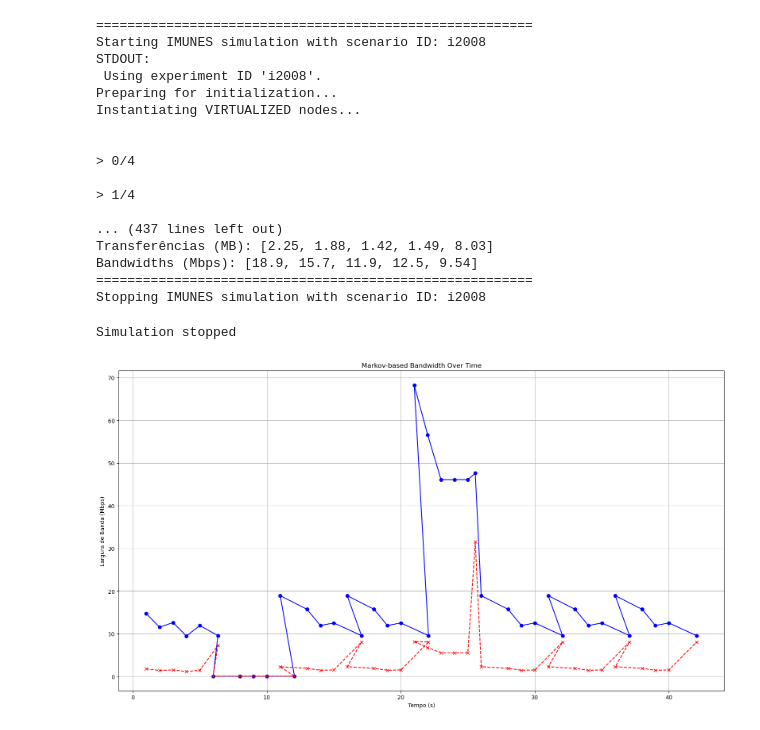
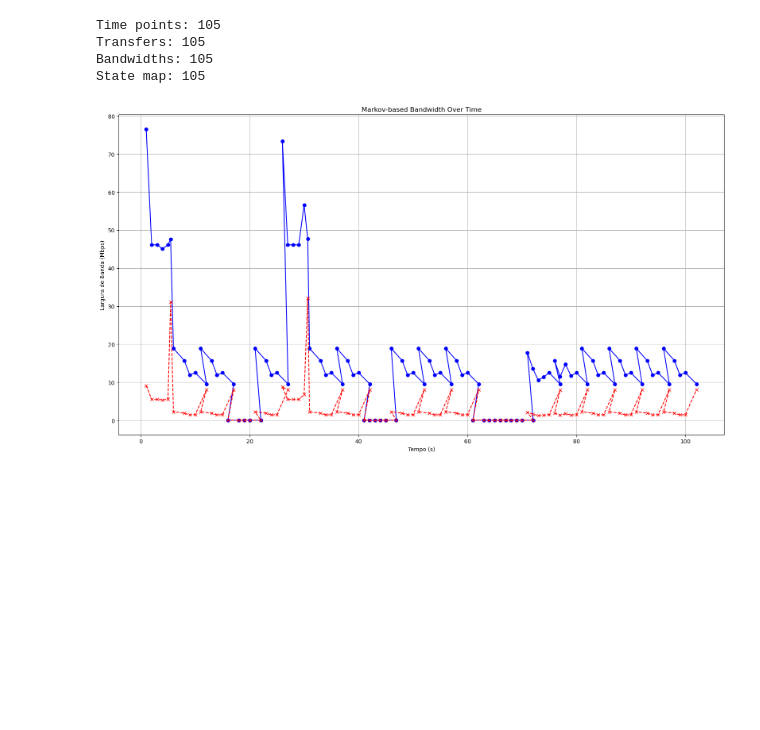
Before and after one commit to arthurcadore/eng-telecom-workbook, a Jupyter notebook: semester-9/ADS/homework3/homework.ipynb, the cells around one changed output. Cells and saved outputs as stored; diff of their text form; code cells hidden in the pictures; blank space fills up the shorter version.

```diff
--- a/semester-9/ADS/homework3/homework.ipynb
+++ b/semester-9/ADS/homework3/homework.ipynb
@@ -9,8 +13,8 @@ import matplotlib.pyplot as plt
 # %%
 # Environment variables
 topology_file="untitled.imn"
-bandwidth="1000000000"
-scenario_id="i2008"
+bandwidth="100000000"
+scenario_id="i2009"
 delay="1000"
 fluxes="1"
 
@@ -180,19 +184,21 @@ def run_markov_iperf(client_pc, server_ip, scenario_id, interval=1, duration_per
     time_points = []
     transfers = []
     bandwidths = []
+    state_map = []
 
     current_time = 0
 
     for i in range(num_transitions):
         state = random.choices(states, probabilities)[0]
         bandwidth = bandwidth_map[state]
+        state_index = states.index(state)  # Obtém o índice numérico do estado
 
         print(f"\nTransição {i+1}/{num_transitions} - Estado: {state}, Bandwidth: {bandwidth} Mbps")
 
         if bandwidth > 0:
             bw_str = f"{bandwidth}M"
-            delay_str = "1ms"   # pode ajustar conforme necessário
-            loss_str = "0%"     # não está sendo usado no seu configure_links atual
+            delay_str = "1ms"
+            loss_str = "0%"
             configure_links(bw_str, delay_str, loss_str, scenario_id)
 
         # Ajustar o size com base no valor da largura de banda
@@ -222,10 +228,11 @@ def run_markov_iperf(client_pc, server_ip, scenario_id, interval=1, duration_per
         time_points.extend(t_pts)
         transfers.extend(trans)
         bandwidths.extend(bwds)
+        state_map.extend([state_index] * len(bwds))  # Adiciona o índice do estado atual para cada amostra
 
         time.sleep(1)
 
-    return time_points, transfers, bandwidths
+    return time_points, transfers, bandwidths, state_map
 # %%
 def run_imunes_simulation(
     topology_file="untitled.imn",
@@ -255,13 +262,13 @@ def run_imunes_simulation(
     # Run iperf tests using Markov-based traffic generation
     print("=" * 56)
     print("Running Markov-based iperf traffic generation...")
-    time_pts, transfers, bandwidths = run_markov_iperf(
+    time_pts, transfers, bandwidths, state_map = run_markov_iperf(
         client_pc="pc3",
         server_ip="10.0.0.20",
         scenario_id=scenario_id,
         interval=1,
         duration_per_state=5,
-        num_transitions=8
+        num_transitions=20
 
     )
 
@@ -271,7 +278,7 @@ def run_imunes_simulation(
     stop_simulation(scenario_id)
     print("Simulation stopped")
 
-    return time_pts, transfers, bandwidths
+    return time_pts, transfers, bandwidths, state_map
 # %%
 
 def plot_iperf_graph(time_points, transfers, bandwidths, title="Bandwidth Over Time"):
@@ -288,3 +295,11 @@ def plot_iperf_graph(time_points, transfers, bandwidths, title="Bandwidth Over T
     plt.grid(True)
     plt.tight_layout()
     plt.show()
+# %%
+time_pts, transfers, bandwidths, state_map = run_imunes_simulation(
+    topology_file=topology_file,
+    bandwidth=bandwidth,
+    scenario_id=scenario_id,
+    delay=delay,
+    fluxes=fluxes
+)
@@ -291,36 +324,19 @@ def plot_iperf_graph(time_points, transfers, bandwidths, title="Bandwidth Over T
 # %%
-time_pts, transfers, bandwidths = run_imunes_simulation(
-    topology_file=topology_file,
-    bandwidth=bandwidth,
-    scenario_id=scenario_id,
-    delay=delay,
-    fluxes=fluxes
-)
+# imprime o tamanho dos vetores
+print(f"Time points: {len(time_pts)}")
+print(f"Transfers: {len(transfers)}")
+print(f"Bandwidths: {len(bandwidths)}")
+print(f"State map: {len(state_map)}")
 
-        # Plotar gráfico
 plot_iperf_graph(
         time_points=time_pts,
         transfers=transfers,
         bandwidths=bandwidths,
         title="Markov-based Bandwidth Over Time"
 )
 # %% [output]
-========================================================
-Starting IMUNES simulation with scenario ID: i2008
-STDOUT:
- Using experiment ID 'i2008'.
-Preparing for initialization...
-Instantiating VIRTUALIZED nodes...
-
-
-> 0/4
-
-> 1/4
-
-... (437 lines left out)
-Transferências (MB): [2.25, 1.88, 1.42, 1.49, 8.03]
-Bandwidths (Mbps): [18.9, 15.7, 11.9, 12.5, 9.54]
-========================================================
-Stopping IMUNES simulation with scenario ID: i2008
+Time points: 105
+Transfers: 105
+Bandwidths: 105
+State map: 105
-Simulation stopped
-[figure, old version]
+[figure, new version]
```
Also changed, not shown: parts of 3 cells of this notebook.
